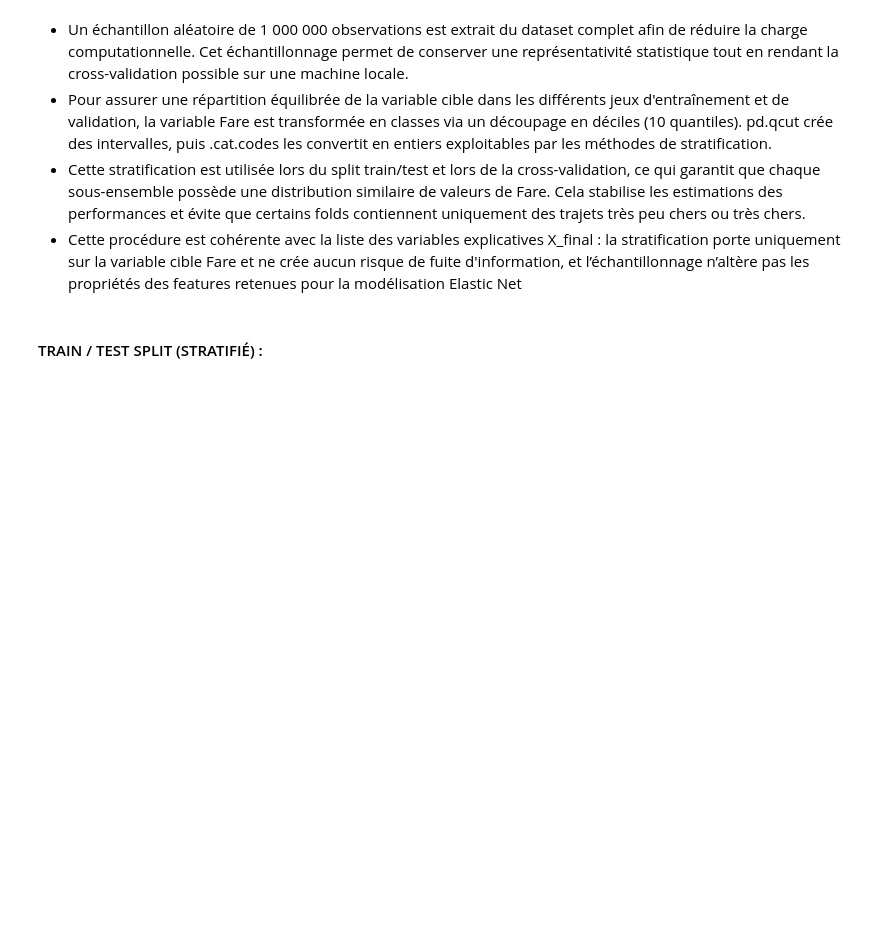
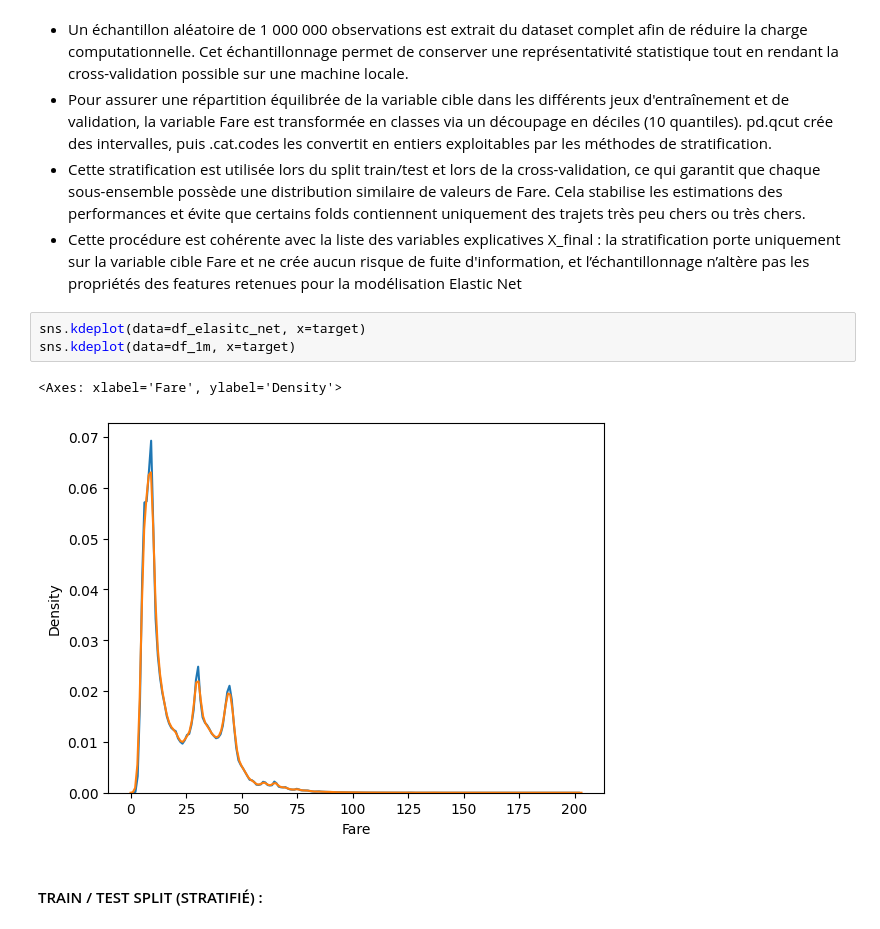
Before and after one commit to jbcheze/Predicting_Airline_Ticket_Prices, a Jupyter notebook: notebook/JB_Taxi_alpha.ipynb, the cells around one changed output. Drawn from its saved outputs; the diff is of its cells as text; blank space fills up the shorter version.

```diff
--- a/notebook/JB_Taxi_alpha.ipynb
+++ b/notebook/JB_Taxi_alpha.ipynb
@@ -1810,6 +1830,12 @@ df_1m["fare_strata"] = pd.qcut(df_1m[target], q=10, duplicates='drop').cat.codes
 - Pour assurer une répartition équilibrée de la variable cible dans les différents jeux d'entraînement et de validation, la variable Fare est transformée en classes via un découpage en déciles (10 quantiles). pd.qcut crée des intervalles, puis .cat.codes les convertit en entiers exploitables par les méthodes de stratification.
 - Cette stratification est utilisée lors du split train/test et lors de la cross-validation, ce qui garantit que chaque sous-ensemble possède une distribution similaire de valeurs de Fare. Cela stabilise les estimations des performances et évite que certains folds contiennent uniquement des trajets très peu chers ou très chers.
 - Cette procédure est cohérente avec la liste des variables explicatives X_final : la stratification porte uniquement sur la variable cible Fare et ne crée aucun risque de fuite d'information, et l’échantillonnage n’altère pas les propriétés des features retenues pour la modélisation Elastic Net
+# %%
+sns.kdeplot(data=df_elasitc_net, x=target)
+sns.kdeplot(data=df_1m, x=target)
+# %% [output]
+<Axes: xlabel='Fare', ylabel='Density'>
+[figure, added]
 # %% [markdown]
 #### TRAIN / TEST SPLIT (STRATIFIÉ) :
 # %%
```
Also changed, not shown: parts of 4 cells of this notebook.
